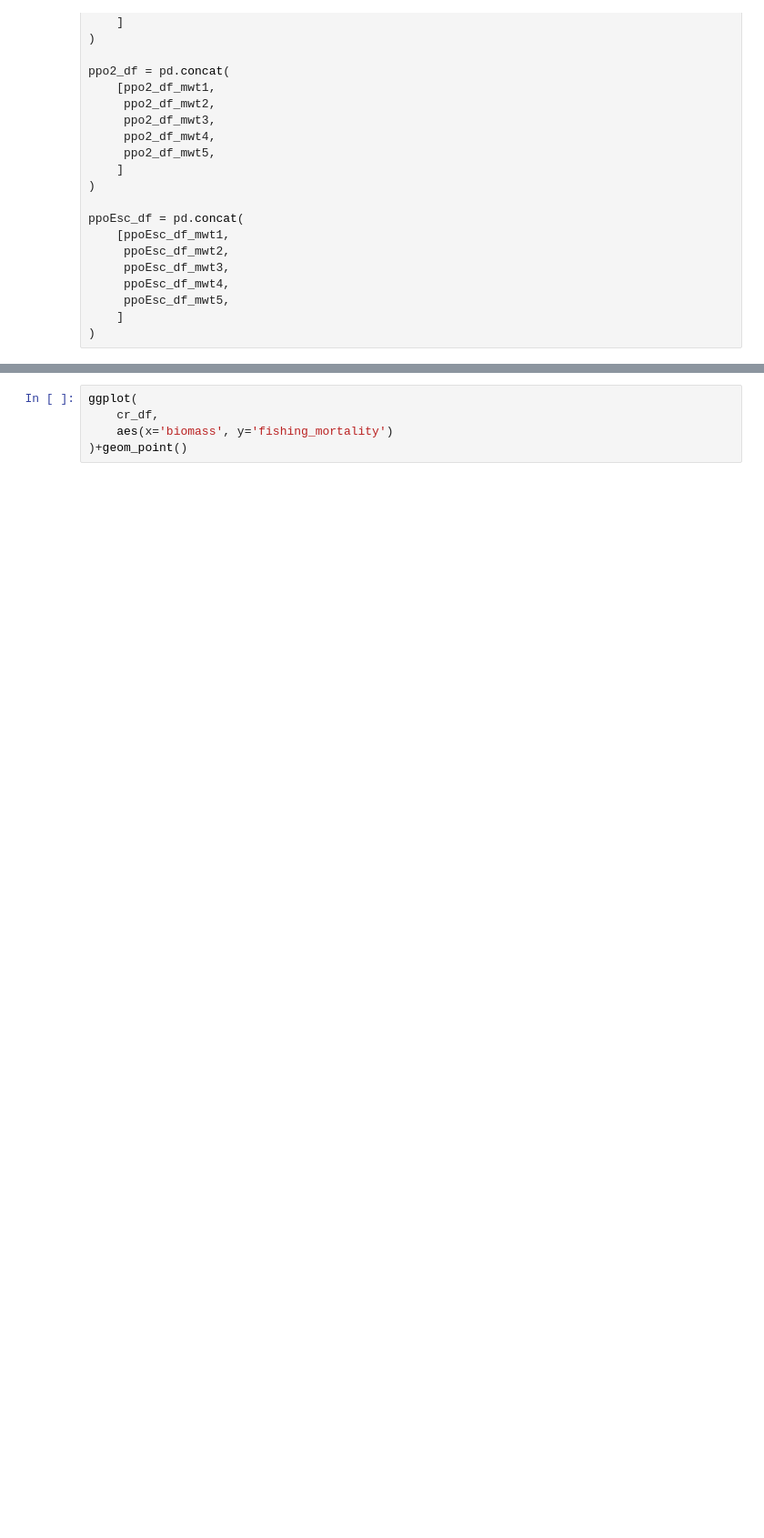
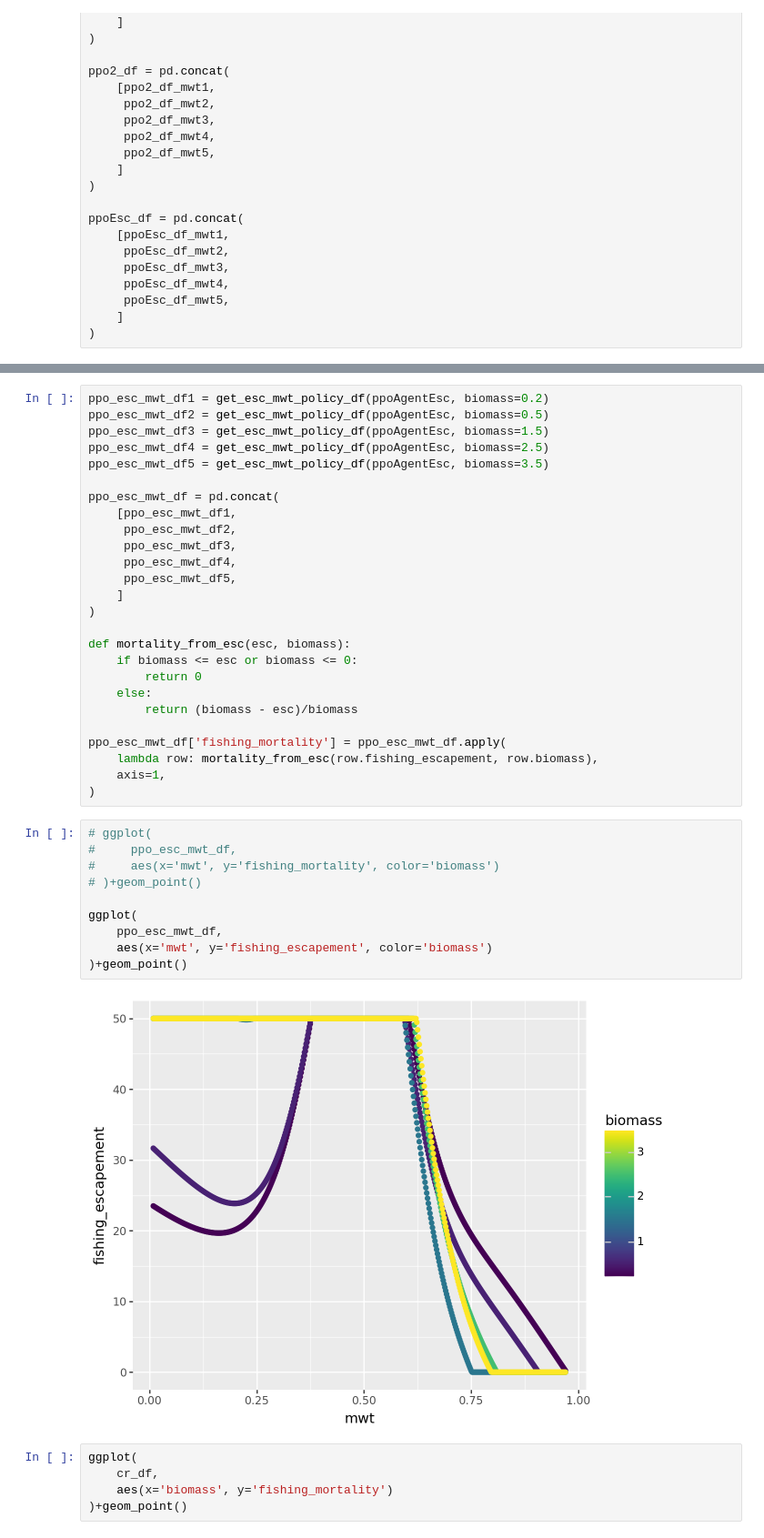
Before and after one commit to petebachant/rl4fisheries, a Jupyter notebook: notebooks/result_plots.ipynb, the cells around one changed output, grey strips where cells are left out. Shown at 91% size. Cells and saved outputs as stored; diff of their text form; blank space fills up the shorter version.

```diff
--- a/notebooks/result_plots.ipynb
+++ b/notebooks/result_plots.ipynb
@@ -376,3 +399,41 @@ ggplot(
+# %%
+ppo_esc_mwt_df1 = get_esc_mwt_policy_df(ppoAgentEsc, biomass=0.2)
+ppo_esc_mwt_df2 = get_esc_mwt_policy_df(ppoAgentEsc, biomass=0.5)
+ppo_esc_mwt_df3 = get_esc_mwt_policy_df(ppoAgentEsc, biomass=1.5)
+ppo_esc_mwt_df4 = get_esc_mwt_policy_df(ppoAgentEsc, biomass=2.5)
+ppo_esc_mwt_df5 = get_esc_mwt_policy_df(ppoAgentEsc, biomass=3.5)
+
+ppo_esc_mwt_df = pd.concat(
+    [ppo_esc_mwt_df1,
+     ppo_esc_mwt_df2,
+     ppo_esc_mwt_df3,
+     ppo_esc_mwt_df4,
+     ppo_esc_mwt_df5,
+    ]
+)
+
+def mortality_from_esc(esc, biomass):
+    if biomass <= esc or biomass <= 0:
+        return 0
+    else:
+        return (biomass - esc)/biomass
+
+ppo_esc_mwt_df['fishing_mortality'] = ppo_esc_mwt_df.apply(
+    lambda row: mortality_from_esc(row.fishing_escapement, row.biomass),
+    axis=1,
+)
+# %%
+# ggplot(
+#     ppo_esc_mwt_df,
+#     aes(x='mwt', y='fishing_mortality', color='biomass')
+# )+geom_point()
+
+ggplot(
+    ppo_esc_mwt_df,
+    aes(x='mwt', y='fishing_escapement', color='biomass')
+)+geom_point()
+# %% [output]
+[figure, added]
 # %%
 ggplot(
     cr_df,
```
Also changed, not shown: parts of 6 cells of this notebook.
